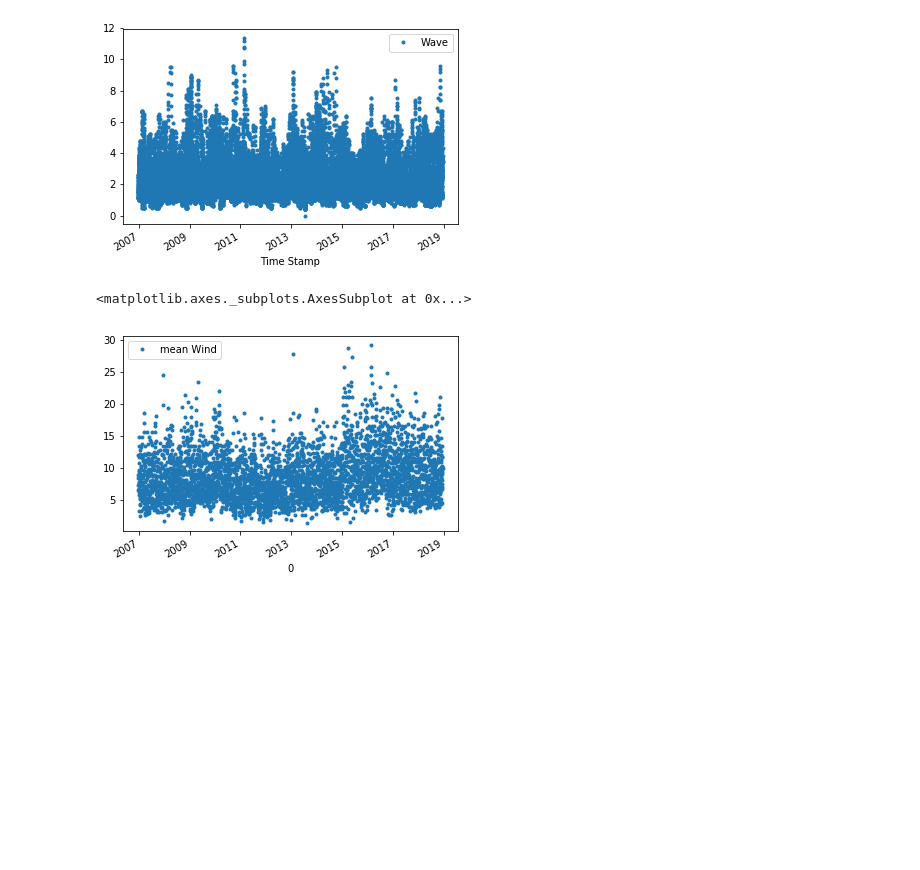
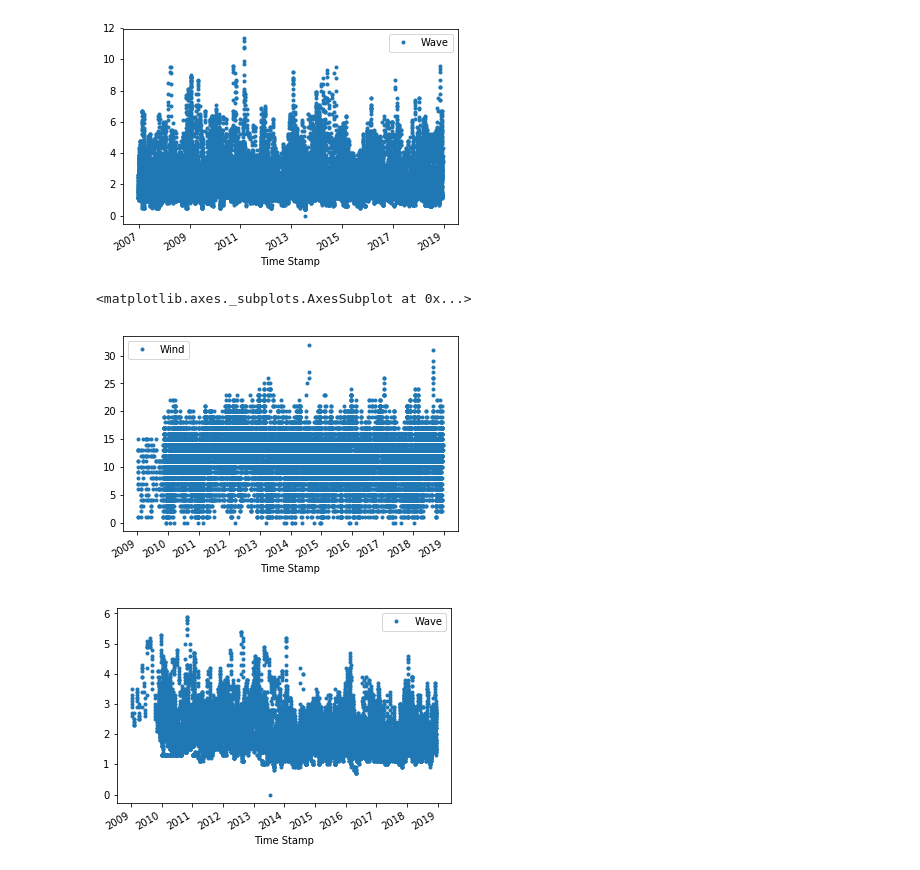
Before and after one commit to Leixb/B7_PE_WaveWind, a Jupyter notebook: notebook.ipynb, the cells around one changed output. Drawn from its saved outputs; the diff is of its cells as text; code cells hidden in the pictures; blank space fills up the shorter version.

```diff
--- a/notebook.ipynb
+++ b/notebook.ipynb
@@ -30,0 +10,3 @@ nazare
+# %%
+nazare = nazare[~nazare.index.duplicated(keep='first')]
+jaws = jaws[~jaws.index.duplicated(keep='first')]
@@ -63,7 +54,9 @@ nazare.plot(y='Wave', style='.')
 [figure]
 [figure]
 # %%
-nazare.plot(y='mean Wind', style='.')
+jaws.plot(y='Wind', style='.')
+jaws.plot(y='Wave', style='.')
 # %% [output]
 <matplotlib.axes._subplots.AxesSubplot at 0x...>
-[figure, old version]
+[figure, new version]
+[figure, added]
```
Also changed, not shown: parts of 19 cells of this notebook, 6 other files.
